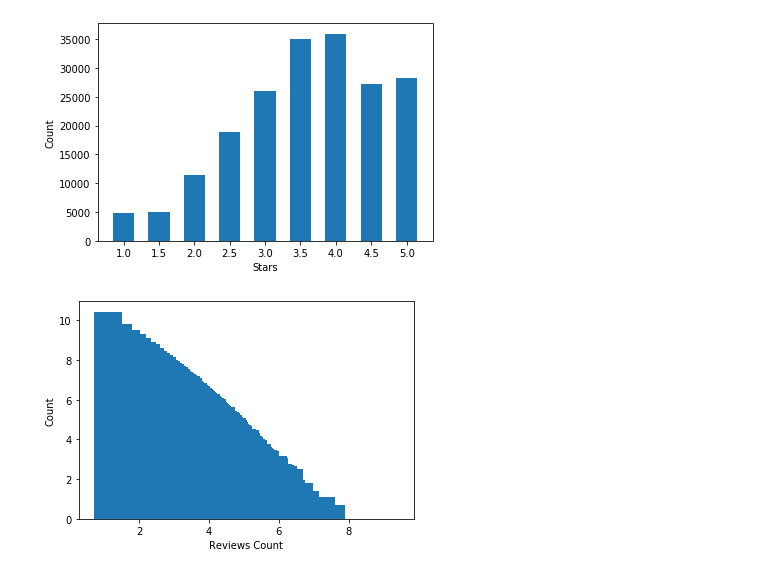
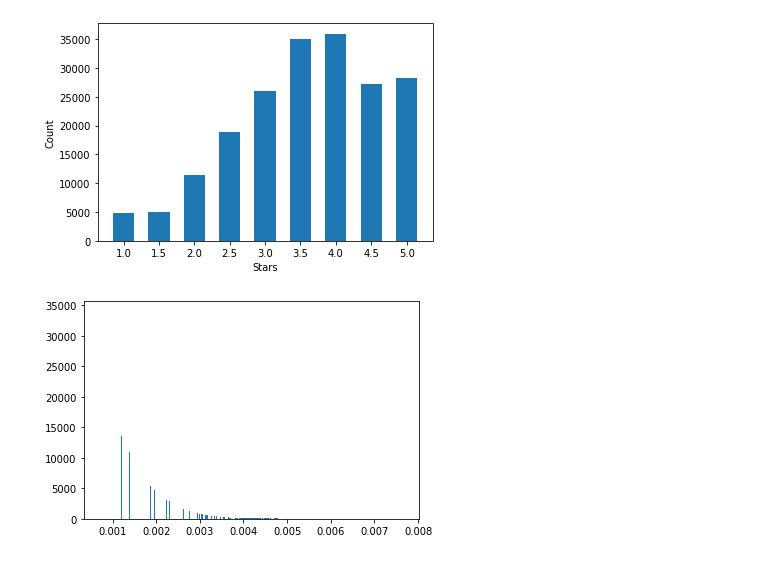
Before and after one commit to Joseamica/Project-1, a Jupyter notebook: Data/main.ipynb, the cells around one changed output. Cells and saved outputs as stored; diff of their text form; code cells hidden in the pictures.

```diff
--- a/Data/main.ipynb
+++ b/Data/main.ipynb
@@ -97,25 +98,19 @@ plt.xlabel("Stars")
 plt.show()
 # %% [output]
 [figure]
-# %%
-# Check for the distribution of observations by stars
-count_reviews = data.groupby('review_count').count().reset_index()
-
-plt.bar(np.log(count_reviews['review_count']),
-            np.log(count_reviews['business_id']),
-            )
-plt.ylabel("Count")
-plt.xlabel("Reviews Count")
-plt.show()
-# %% [output]
-[figure, removed]
 # %%
 # Create a Key Performance Indicator for the "success" of a business in yelp
     # Slicing stars and reviews count
 stars_df = data['stars']
-log_reviews_count_array = np.log(np.array(data['review_count']))
-
-    # Normalize reviews_array
-norm_reviews_count = preprocessing.normalize([reviews_count_array])
-plt.hist(norm_reviews_count, bins=20)
-pltt.show()
+lb = 1
+log_reviews_count_array = np.log(data['review_count']*\
+                                 data['review_count']/\
+                                 (data['review_count']+lb))
+# # log_reviews_count_array
+#     # Normalize reviews_array
+# norm_reviews_count = preprocessing.normalize([log_reviews_count_array])
+# norm_reviews_count = norm_reviews_count[0]
+plt.hist(norm_reviews_count, bins=1000)
+plt.show()
+# %% [output]
+[figure, added]
```
Also changed, not shown: parts of 3 cells of this notebook.
